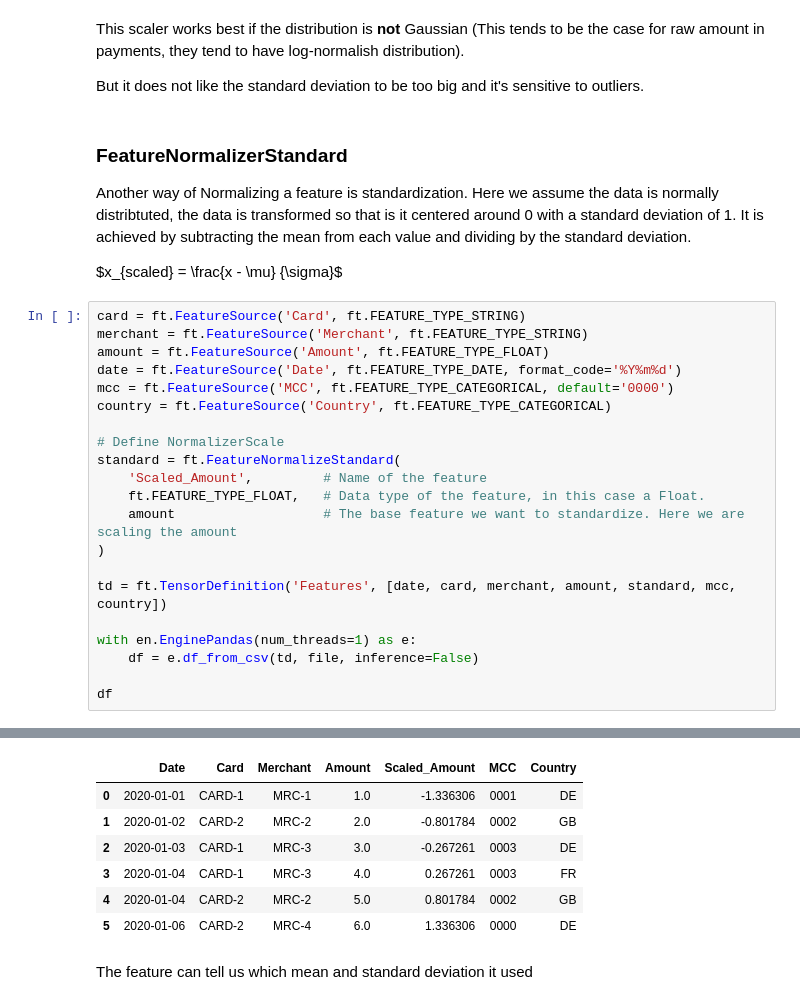
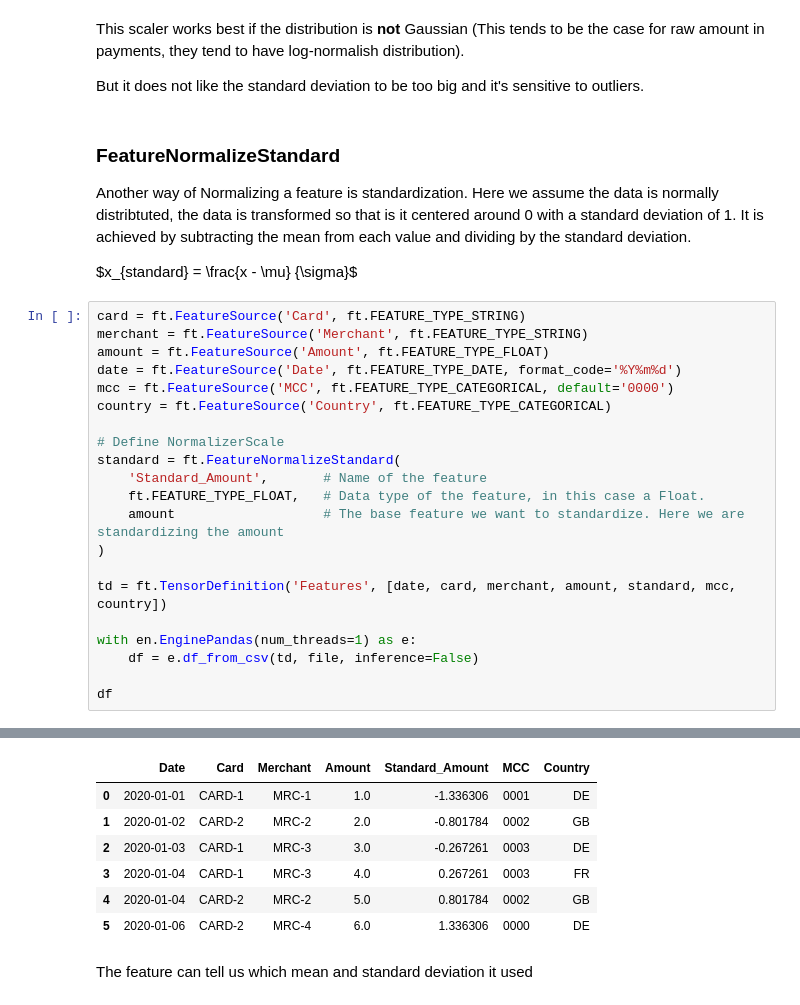
Before and after one commit to t0kk35/eng1n3, a Jupyter notebook: notebooks/01_Intro_into_features.ipynb, the cells around one changed output, grey strips where cells are left out. Saved outputs shown, nothing was run; the diff lists cells and outputs as text.

```diff
--- a/notebooks/01_Intro_into_features.ipynb
+++ b/notebooks/01_Intro_into_features.ipynb
@@ -588,10 +588,10 @@ This scaler works best if the distribution is **not** Gaussian (This tends to be
 
 But it does not like the standard deviation to be too big and it's sensitive to outliers.
 # %% [markdown]
-### FeatureNormalizerStandard
+### FeatureNormalizeStandard
 Another way of Normalizing a feature is standardization. Here we assume the data is normally distribtuted, the data is transformed so that is it centered around 0 with a standard deviation of 1. It is achieved by subtracting the mean from each value and dividing by the standard deviation.
 
-$x_{scaled} = \frac{x - \mu} {\sigma}\$
+$x_{standard} = \frac{x - \mu} {\sigma}\$
 # %%
 card = ft.FeatureSource('Card', ft.FEATURE_TYPE_STRING)
 merchant = ft.FeatureSource('Merchant', ft.FEATURE_TYPE_STRING)
@@ -602,9 +602,9 @@ country = ft.FeatureSource('Country', ft.FEATURE_TYPE_CATEGORICAL)
 
 # Define NormalizerScale
 standard = ft.FeatureNormalizeStandard(
-    'Scaled_Amount',         # Name of the feature
+    'Standard_Amount',       # Name of the feature
     ft.FEATURE_TYPE_FLOAT,   # Data type of the feature, in this case a Float.
-    amount                   # The base feature we want to standardize. Here we are scaling the amount
+    amount                   # The base feature we want to standardize. Here we are standardizing the amount
 )
 
 td = ft.TensorDefinition('Features', [date, card, merchant, amount, standard, mcc, country])
@@ -623,4 +623,4 @@ df
-|  | Date | Card | Merchant | Amount | Scaled_Amount | MCC | Country |
+|  | Date | Card | Merchant | Amount | Standard_Amount | MCC | Country |
 | 0 | 2020-01-01 | CARD-1 | MRC-1 | 1.0 | -1.336306 | 0001 | DE |
 | 1 | 2020-01-02 | CARD-2 | MRC-2 | 2.0 | -0.801784 | 0002 | GB |
 | 2 | 2020-01-03 | CARD-1 | MRC-3 | 3.0 | -0.267261 | 0003 | DE |
```
Also changed, not shown: parts of 20 cells of this notebook, 5 other files.
